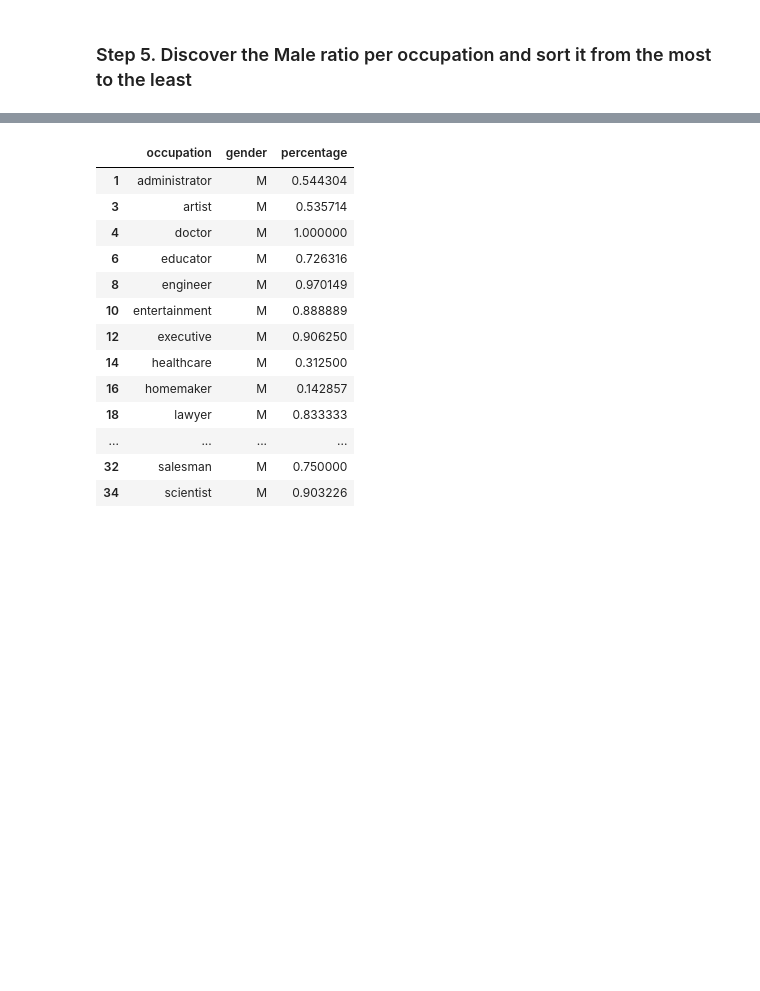
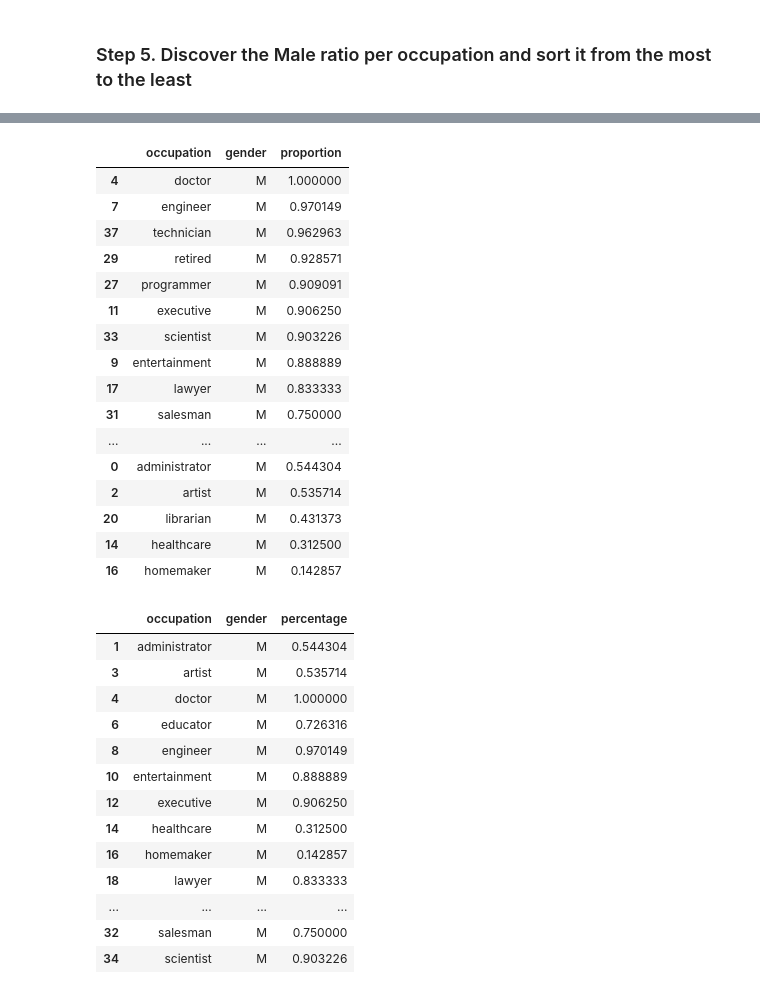
Before and after one commit to Vvivas593/Entregas, a Jupyter notebook: 2. Data Analysis/2-Pandas/14.4.24/Occupation Grouping VV 14.4.24.ipynb, the cells around one changed output, grey strips where cells are left out. Cells and saved outputs as stored; diff of their text form; code cells hidden in the pictures; blank space fills up the shorter version.

```diff
--- a/2. Data Analysis/2-Pandas/14.4.24/Occupation Grouping VV 14.4.24.ipynb
+++ b/2. Data Analysis/2-Pandas/14.4.24/Occupation Grouping VV 14.4.24.ipynb
@@ -97,3 +130,25 @@ dtype: float64
+# %%
+proportions = users.groupby("occupation")[["gender"]].value_counts(normalize=True).reset_index()
+# %%
+proportions.loc[proportions.loc[:, "gender"]=="M", :].sort_values("proportion", ascending=False)
+# %% [output]
+|  | occupation | gender | proportion |
+| 4 | doctor | M | 1.000000 |
+| 7 | engineer | M | 0.970149 |
+| 37 | technician | M | 0.962963 |
+| 29 | retired | M | 0.928571 |
+| 27 | programmer | M | 0.909091 |
+| 11 | executive | M | 0.906250 |
+| 33 | scientist | M | 0.903226 |
+| 9 | entertainment | M | 0.888889 |
+| 17 | lawyer | M | 0.833333 |
+| 31 | salesman | M | 0.750000 |
+| ... | ... | ... | ... |
+| 0 | administrator | M | 0.544304 |
+| 2 | artist | M | 0.535714 |
+| 20 | librarian | M | 0.431373 |
+| 14 | healthcare | M | 0.312500 |
+| 16 | homemaker | M | 0.142857 |
 # %%
 # %% [output]
 |  | occupation | gender | percentage |
```
Also changed, not shown: parts of 3 cells of this notebook, 4 other files.
